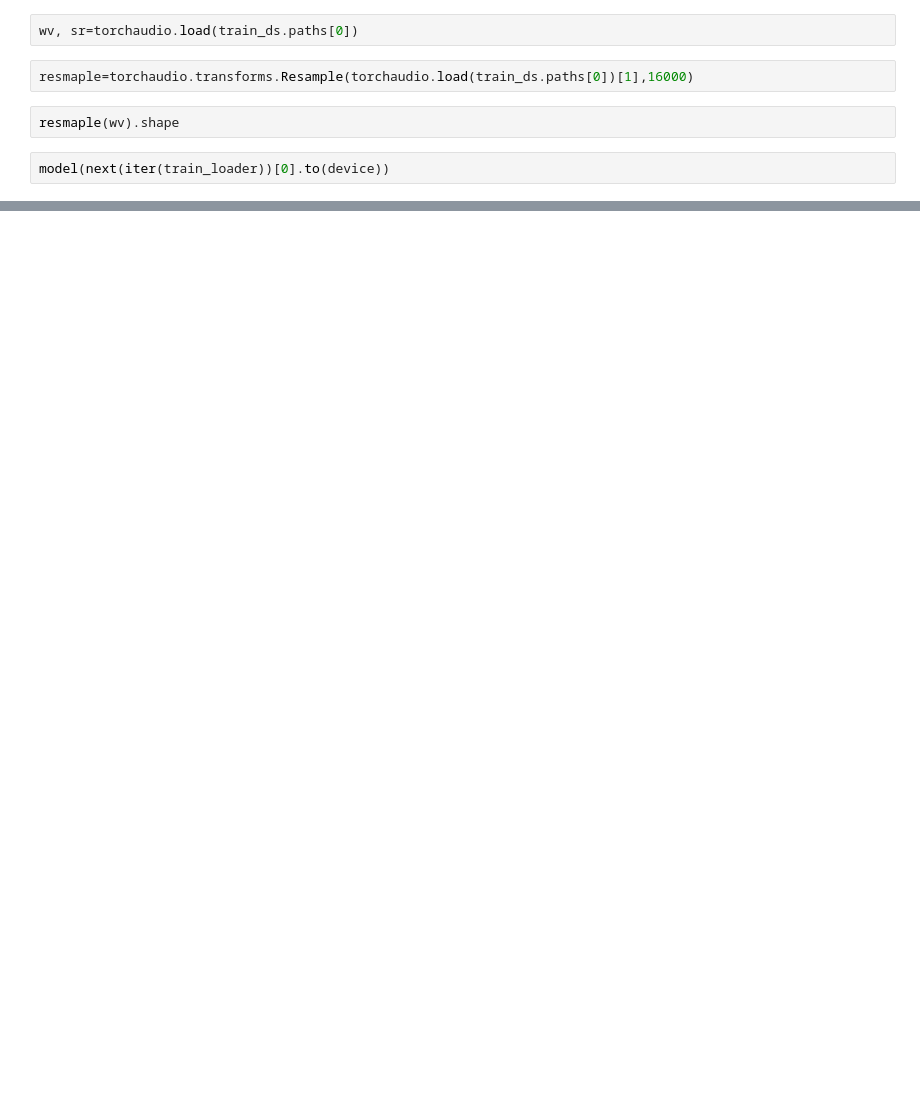
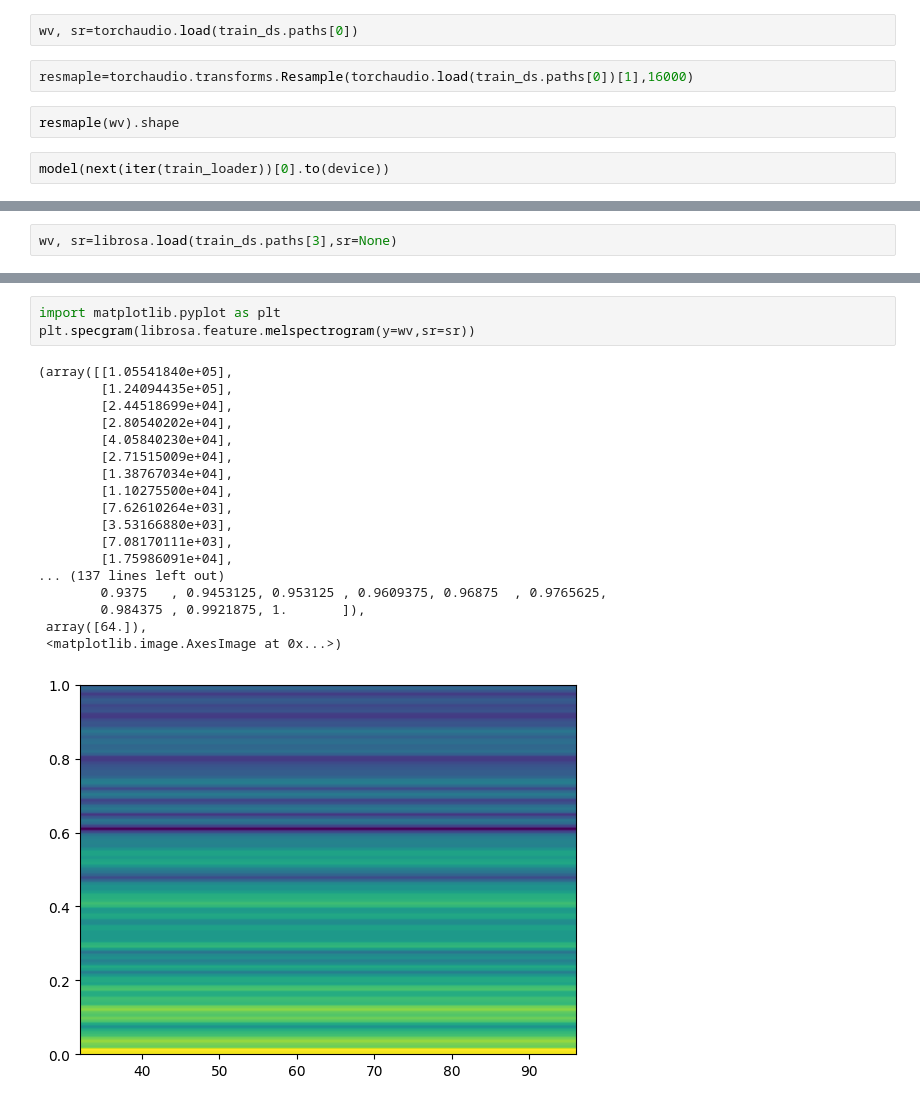
Before and after one commit to snehilchatterjee/respiratory_disease_classifier, a Jupyter notebook: AudioClassification_Training/audio_classifier.ipynb, the cells around one changed output, grey strips where cells are left out. Cells and saved outputs as stored; diff of their text form; blank space fills up the shorter version.

```diff
--- a/AudioClassification_Training/audio_classifier.ipynb
+++ b/AudioClassification_Training/audio_classifier.ipynb
@@ -307,0 +287,2 @@ model(next(iter(train_loader))[0].to(device))
+# %%
+wv, sr=librosa.load(train_ds.paths[3],sr=None)
@@ -307,0 +334,22 @@ model(next(iter(train_loader))[0].to(device))
+# %%
+import matplotlib.pyplot as plt
+plt.specgram(librosa.feature.melspectrogram(y=wv,sr=sr))
+# %% [output]
+(array([[1.05541840e+05],
+        [1.24094435e+05],
+        [2.44518699e+04],
+        [2.80540202e+04],
+        [4.05840230e+04],
+        [2.71515009e+04],
+        [1.38767034e+04],
+        [1.10275500e+04],
+        [7.62610264e+03],
+        [3.53166880e+03],
+        [7.08170111e+03],
+        [1.75986091e+04],
+... (137 lines left out)
+        0.9375   , 0.9453125, 0.953125 , 0.9609375, 0.96875  , 0.9765625,
+        0.984375 , 0.9921875, 1.       ]),
+ array([64.]),
+ <matplotlib.image.AxesImage at 0x...>)
+[figure, added]
```
Also changed, not shown: parts of 13 cells of this notebook, 3 other files.
